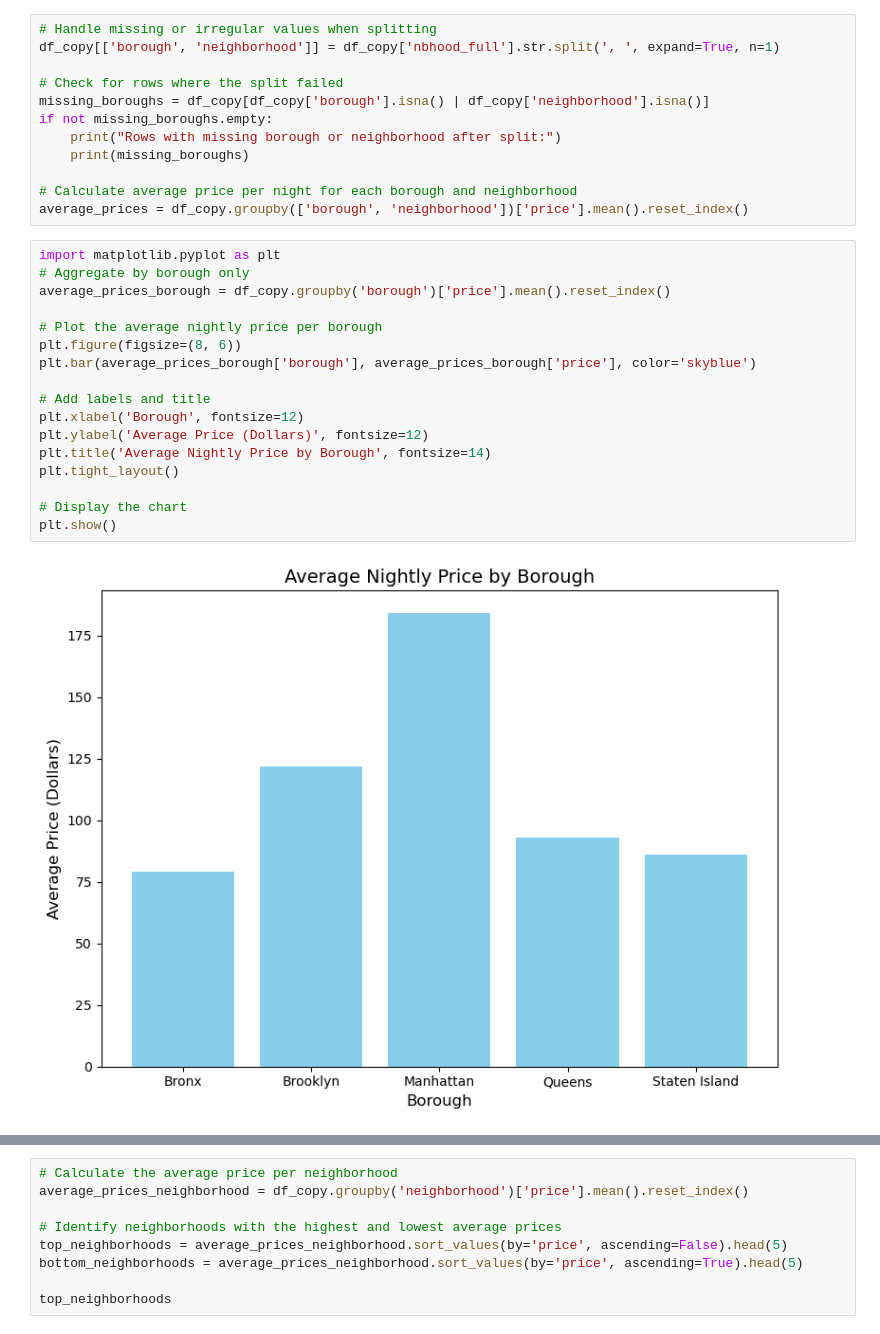
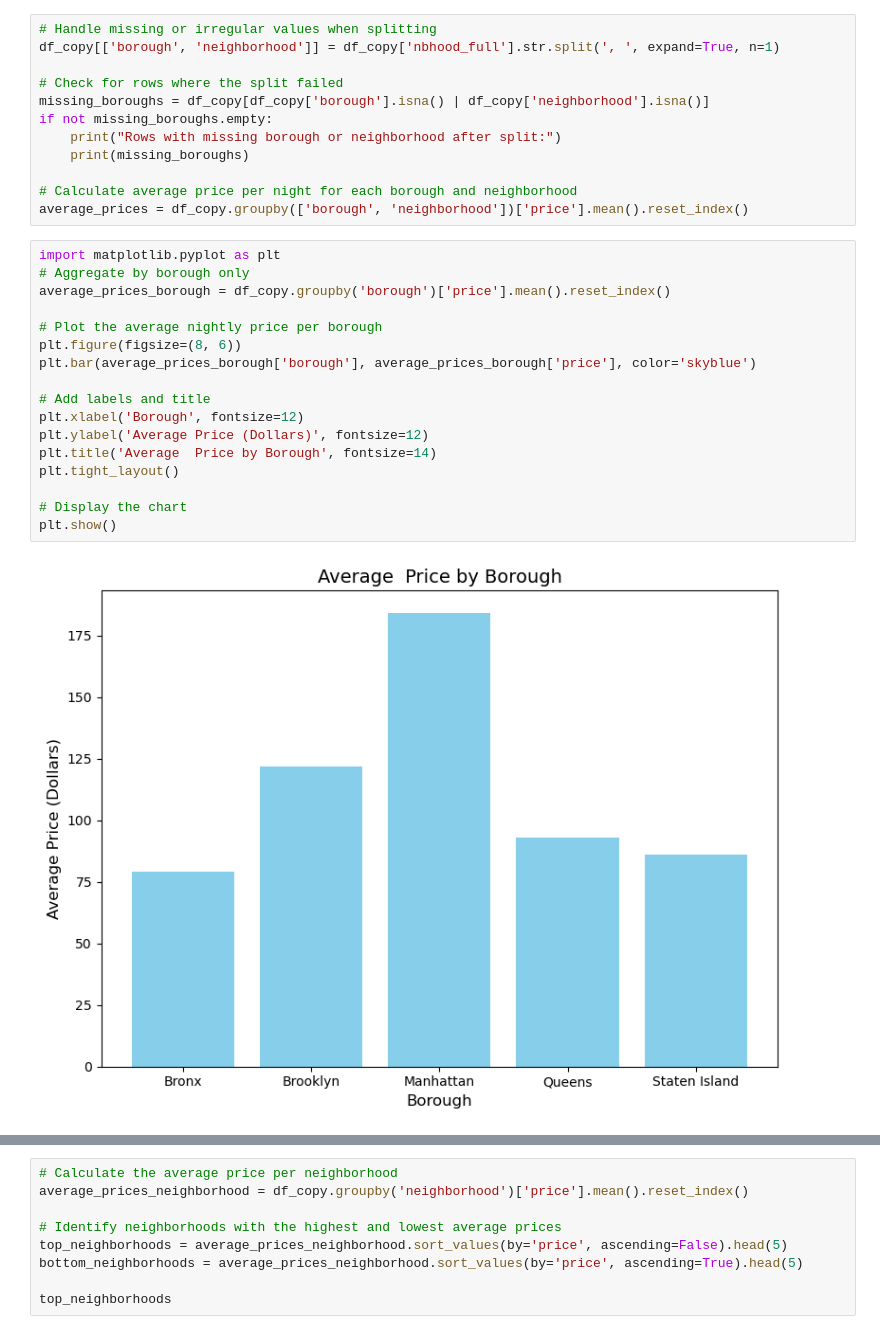
Before and after one commit to Olami2596/airbnb, a Jupyter notebook: untitled.ipynb, the cells around one changed output, grey strips where cells are left out. Cells and saved outputs as stored; diff of their text form.

```diff
--- a/untitled.ipynb
+++ b/untitled.ipynb
@@ -142,22 +142,22 @@ average_prices = df_copy.groupby(['borough', 'neighborhood'])['price'].mean().re
 # %%
 import matplotlib.pyplot as plt
 # Aggregate by borough only
 average_prices_borough = df_copy.groupby('borough')['price'].mean().reset_index()
 
 # Plot the average nightly price per borough
 plt.figure(figsize=(8, 6))
 plt.bar(average_prices_borough['borough'], average_prices_borough['price'], color='skyblue')
 
 # Add labels and title
 plt.xlabel('Borough', fontsize=12)
 plt.ylabel('Average Price (Dollars)', fontsize=12)
-plt.title('Average Nightly Price by Borough', fontsize=14)
+plt.title('Average  Price by Borough', fontsize=14)
 plt.tight_layout()
 
 # Display the chart
 plt.show()
 # %% [output]
-[figure, old version]
+[figure, new version]
 # %%
 # Calculate average prices by room type using df_copy
 average_prices_room_type_copy = df_copy.groupby('room_type')['price'].mean().reset_index()
```
Also changed, not shown: parts of 2 cells of this notebook.
